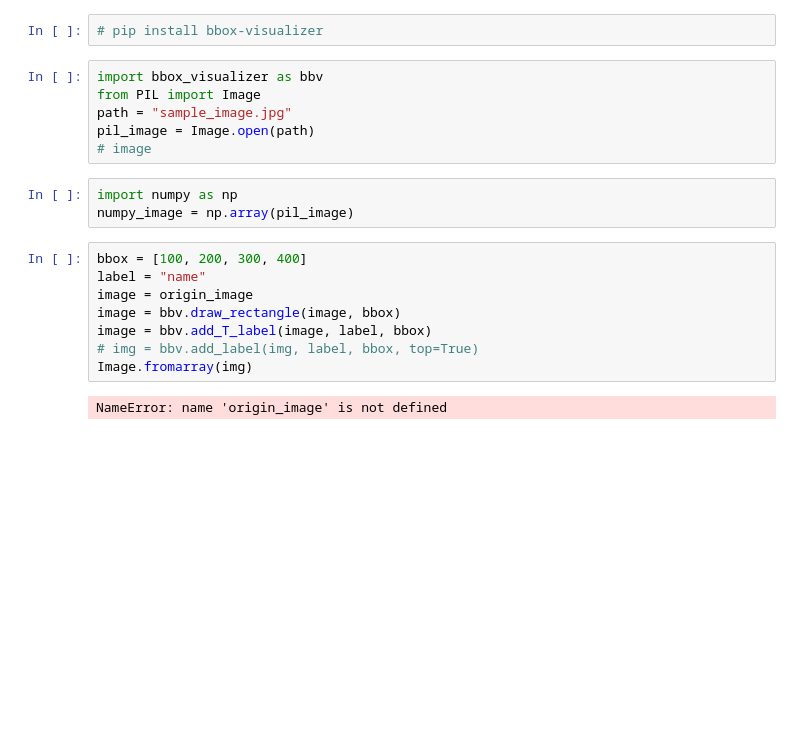
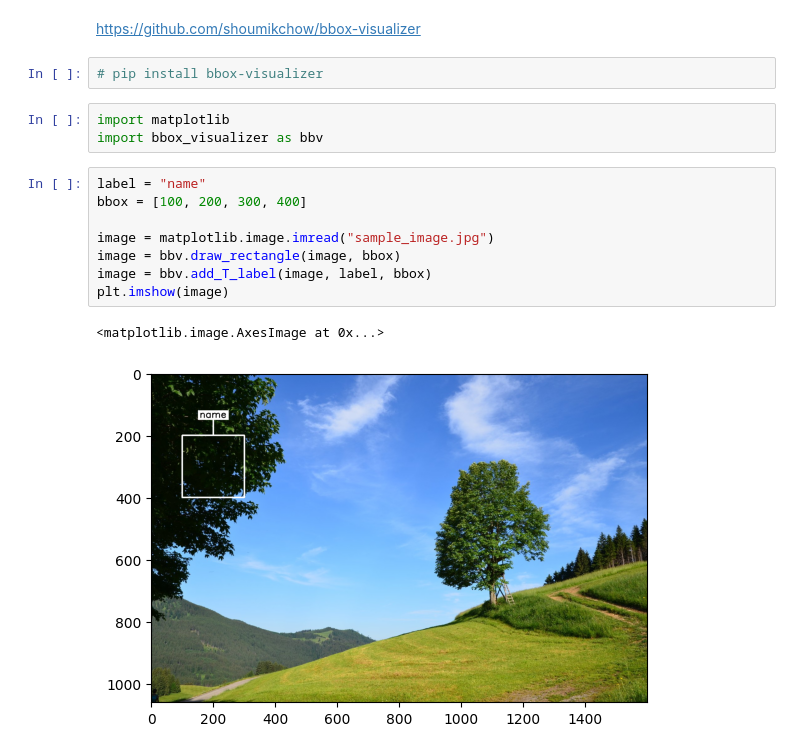
Before and after one commit to hoonisone/torch-practice, a Jupyter notebook: 1. Library/bbox-visualizer/drawing bounding box/example.ipynb, the cells around one changed output. Saved outputs shown, nothing was run; the diff lists cells and outputs as text; blank space fills up the shorter version.

```diff
--- a/1. Library/bbox-visualizer/drawing bounding box/example.ipynb
+++ b/1. Library/bbox-visualizer/drawing bounding box/example.ipynb
@@ -1,22 +1,19 @@
-# %%
-# pip install bbox-visualizer
-# %%
-import bbox_visualizer as bbv
-from PIL import Image
-path = "sample_image.jpg"
-pil_image = Image.open(path)
-# image
+# %% [markdown]
+https://github.com/shoumikchow/bbox-visualizer
 # %%
-import numpy as np
-numpy_image = np.array(pil_image)
+# pip install bbox-visualizer
+# %%
+import matplotlib
+import bbox_visualizer as bbv
 # %%
+label = "name"
 bbox = [100, 200, 300, 400]
-label = "name"
-image = origin_image
+
+image = matplotlib.image.imread("sample_image.jpg")
 image = bbv.draw_rectangle(image, bbox)
 image = bbv.add_T_label(image, label, bbox)
-# img = bbv.add_label(img, label, bbox, top=True)
-Image.fromarray(img)
+plt.imshow(image)
 # %% [output]
-NameError: name 'origin_image' is not defined
+<matplotlib.image.AxesImage at 0x...>
+[figure, added]
 # %%
```
Also changed, not shown: parts of 1 cell of this notebook.
